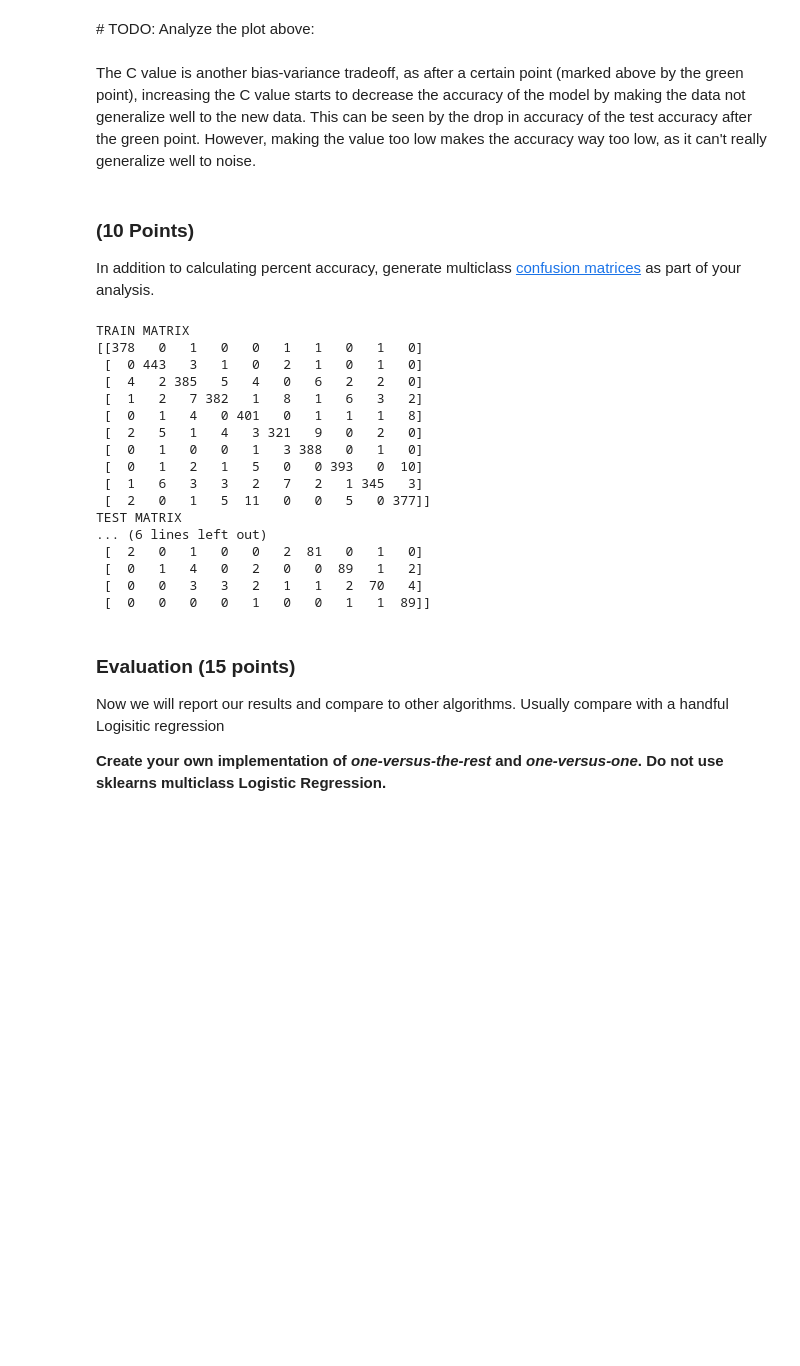
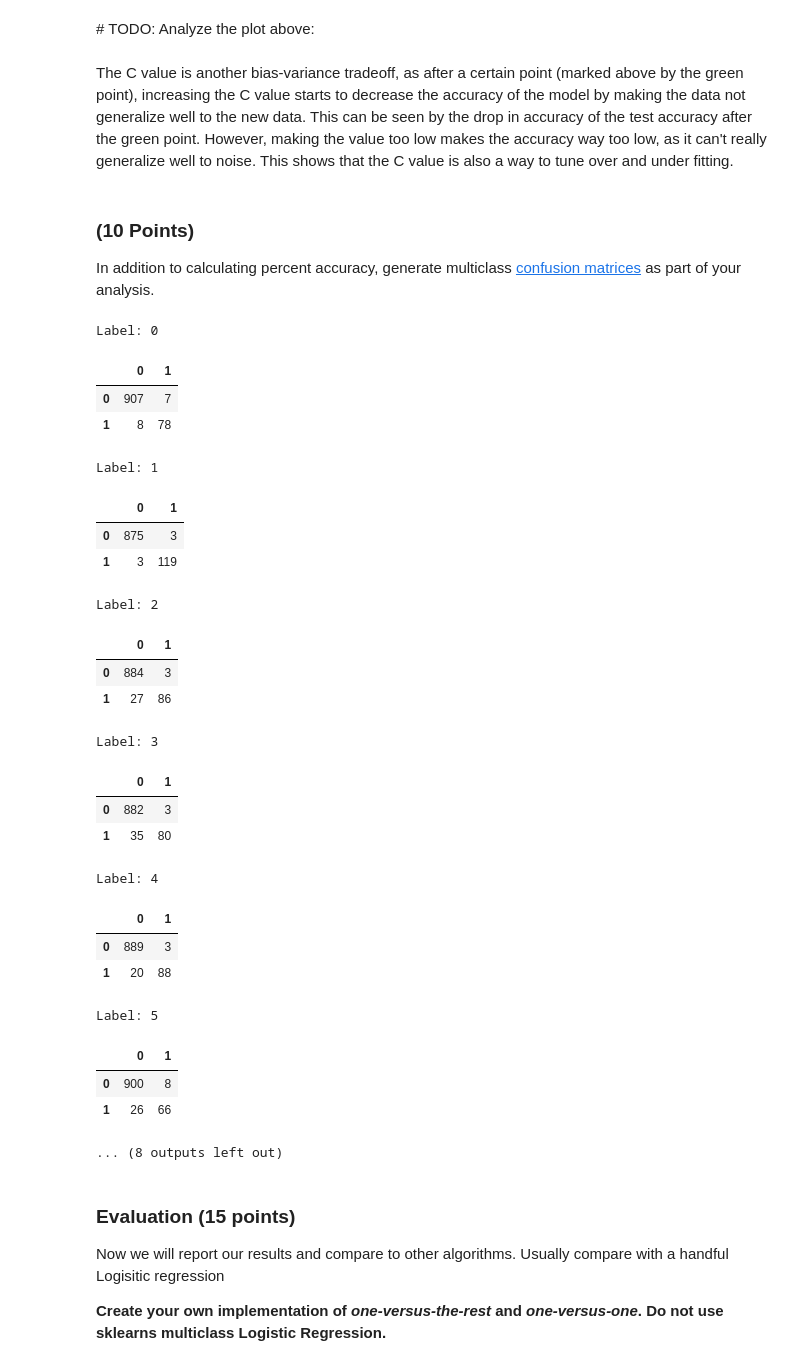
Before and after one commit to richmanpoorman/MachineLearningSpring2023, a Jupyter notebook: proj1/project1/notebook.ipynb, the cells around one changed output. Cells and saved outputs as stored; diff of their text form; code cells hidden in the pictures; blank space fills up the shorter version.

```diff
--- a/proj1/project1/notebook.ipynb
+++ b/proj1/project1/notebook.ipynb
@@ -405,49 +402,66 @@ What does this graph tell us about the importance of our C value?
 # %% [markdown]
 \# TODO: Analyze the plot above:
 # %% [markdown]
-The C value is another bias-variance tradeoff, as after a certain point (marked above by the green point), increasing the C value starts to decrease the accuracy of the model by making the data not generalize well to the new data. This can be seen by the drop in accuracy of the test accuracy after the green point. However, making the value too low makes the accuracy way too low, as it can't really generalize well to noise.
+The C value is another bias-variance tradeoff, as after a certain point (marked above by the green point), increasing the C value starts to decrease the accuracy of the model by making the data not generalize well to the new data. This can be seen by the drop in accuracy of the test accuracy after the green point. However, making the value too low makes the accuracy way too low, as it can't really generalize well to noise. This shows that the C value is also a way to tune over and under fitting.
 # %% [markdown]
 ### (10 Points)
 In addition to calculating percent accuracy, generate multiclass [confusion matrices](https://en.wikipedia.org/wiki/confusion_matrix) as part of your analysis.
 # %%
 train_predictions = list()
 test_predictions = list()
 # TODO
 # result_tr = np.argmax(probs_tr, axis=0)
 # result_te = np.argmax(probs_te, axis=0)
 
-# cm_tr = confusion_matrix(train_samples_labels, result_tr)
-# cm_te = confusion_matrix(test_samples_labels,  result_te)
-svm = SVC(C = bestC, kernel = 'linear')
-svm.fit(train_samples, flatTrain)
+# # cm_tr = confusion_matrix(train_samples_labels, result_tr)
+# # cm_te = confusion_matrix(test_samples_labels,  result_te)
+# svm = SVC(C = bestC, kernel = 'linear')
+# svm.fit(train_samples, flatTrain)
 
-train_predictions = svm.predict(train_samples)
-test_predictions  = svm.predict(test_samples)
+# train_predictions = svm.predict(train_samples)
+# test_predictions  = svm.predict(test_samples)
 
-cm_tr = confusion_matrix(train_samples_labels, train_predictions)
-cm_te = confusion_matrix(test_samples_labels, test_predictions)
-print("TRAIN MATRIX")
-print(cm_tr)
-print("TEST MATRIX")
-print(cm_te)
+# cm_tr = confusion_matrix(train_samples_labels, train_predictions)
+# cm_te = confusion_matrix(test_samples_labels, test_predictions)
+# print("TRAIN MATRIX")
+# print(cm_tr)
+# print("TEST MATRIX")
+# print(cm_te)
+
+for label in range(10):
+    print("Label:", label)
+    # cm_tr = confusion_matrix(trainBinaries[label], svm_list[bestCIdx][label].predict(train_samples))
+    cm_te = confusion_matrix(testBinaries[label], svm_list[bestCIdx][label].predict(test_samples))
+    # print(" Train:")
+    # print(cm_tr)
+    # print(" Test:")
+    display(pd.DataFrame(cm_te))
 # %% [output]
-TRAIN MATRIX
-[[378   0   1   0   0   1   1   0   1   0]
- [  0 443   3   1   0   2   1   0   1   0]
- [  4   2 385   5   4   0   6   2   2   0]
- [  1   2   7 382   1   8   1   6   3   2]
- [  0   1   4   0 401   0   1   1   1   8]
- [  2   5   1   4   3 321   9   0   2   0]
- [  0   1   0   0   1   3 388   0   1   0]
- [  0   1   2   1   5   0   0 393   0  10]
- [  1   6   3   3   2   7   2   1 345   3]
- [  2   0   1   5  11   0   0   5   0 377]]
-TEST MATRIX
-... (6 lines left out)
- [  2   0   1   0   0   2  81   0   1   0]
- [  0   1   4   0   2   0   0  89   1   2]
- [  0   0   3   3   2   1   1   2  70   4]
- [  0   0   0   0   1   0   0   1   1  89]]
+Label: 0
+|  | 0 | 1 |
+| 0 | 907 | 7 |
+| 1 | 8 | 78 |
+Label: 1
+|  | 0 | 1 |
+| 0 | 875 | 3 |
+| 1 | 3 | 119 |
+Label: 2
+|  | 0 | 1 |
+| 0 | 884 | 3 |
+| 1 | 27 | 86 |
+Label: 3
+|  | 0 | 1 |
+| 0 | 882 | 3 |
+| 1 | 35 | 80 |
+Label: 4
+|  | 0 | 1 |
+| 0 | 889 | 3 |
+| 1 | 20 | 88 |
+Label: 5
+|  | 0 | 1 |
+| 0 | 900 | 8 |
+| 1 | 26 | 66 |
+... (8 outputs left out)
 # %% [markdown]
 ### Evaluation (15 points)
 
```
Also changed, not shown: parts of 11 cells of this notebook.
